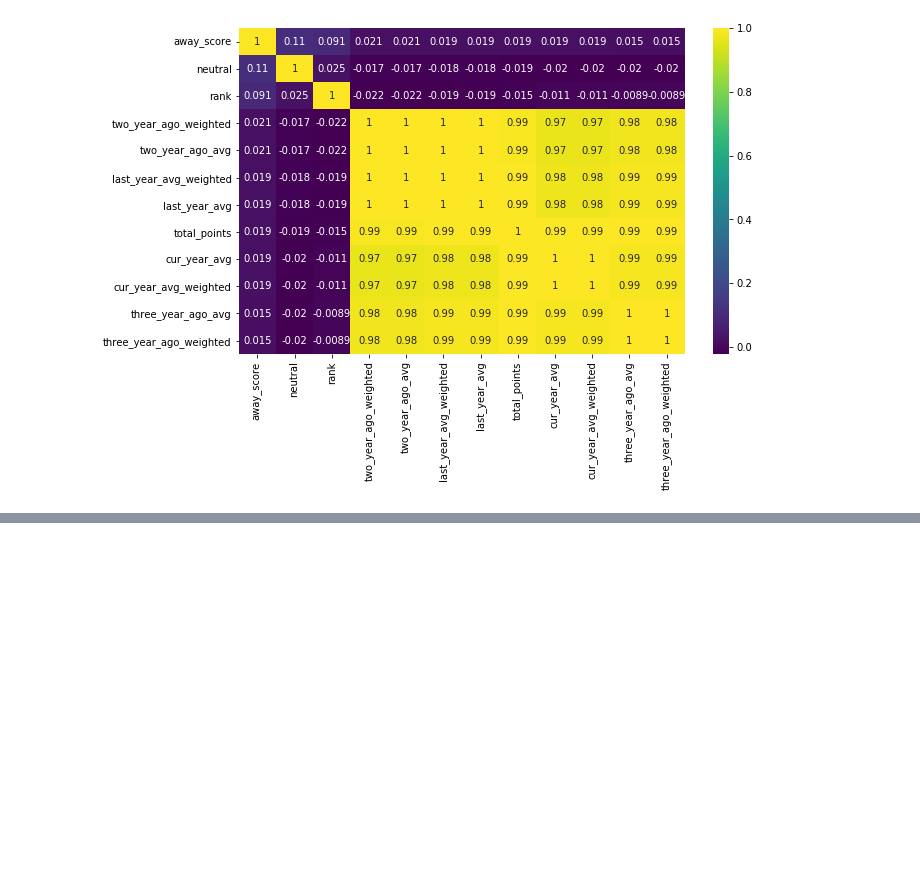
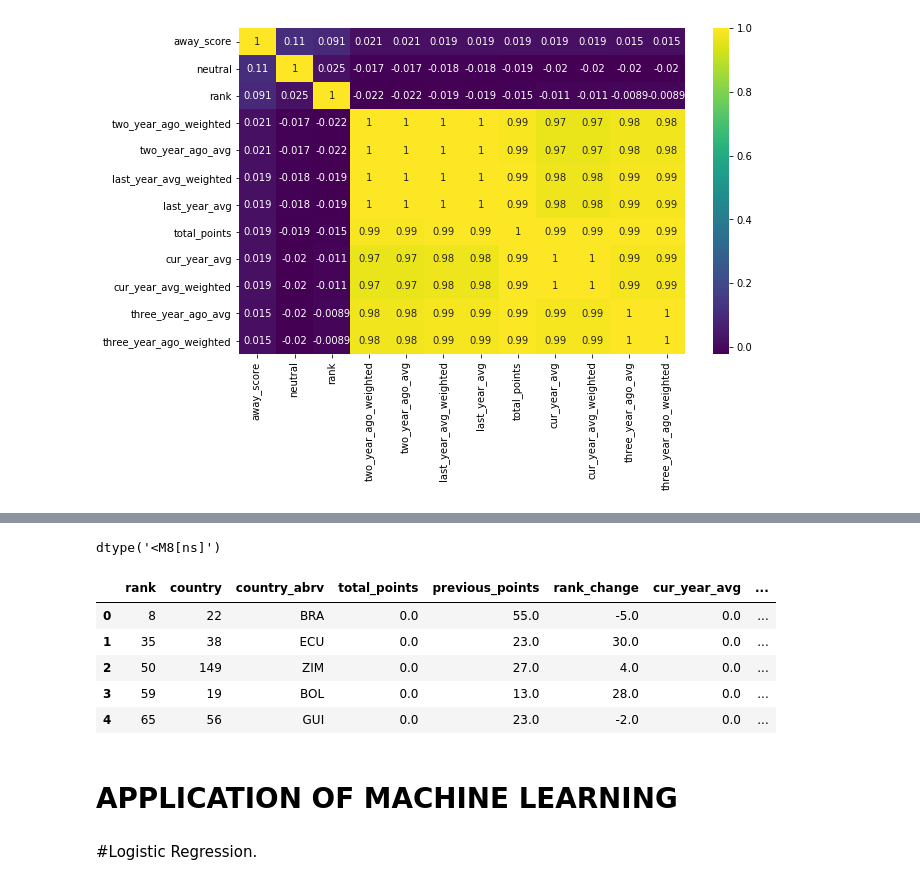
Before and after one commit to theBuluku/Mchezo_Pesa_Limited_Super_Project., a Jupyter notebook: Mchezo_Pesa_Limited_Project_.ipynb, the cells around one changed output, grey strips where cells are left out. Cells and saved outputs as stored; diff of their text form; code cells hidden in the pictures; blank space fills up the shorter version.

```diff
--- a/Mchezo_Pesa_Limited_Project_.ipynb
+++ b/Mchezo_Pesa_Limited_Project_.ipynb
@@ -317,0 +330,5 @@ sns.heatmap(cm, annot=True, cmap = 'viridis')
+# %%
+# Changing the categorical data fro data type object to category
+
+fifa_df[['tournament', 'city','country','home_team', 'away_team','confederation']] = fifa_df[['tournament', 'city','country','home_team', 'away_team','confederation']].astype('category')
+fifa_df.dtypes
@@ -317,0 +353,27 @@ sns.heatmap(cm, annot=True, cmap = 'viridis')
+# %%
+# Changing the data type of date from object to datetime
+
+fifa_df['date'] = pd.to_datetime(fifa_df['date'])
+fifa_df['date'].dtype
+# %% [output]
+dtype('<M8[ns]')
+# %%
+# Changing categorical variable to integer using label encoder.
+
+cat = ['tournament', 'city','country','home_team', 'away_team','confederation','neutral','date']
+for i in cat:
+
+  le = LabelEncoder()
+  fifa_df[i] = le.fit_transform(fifa_df[i])
+fifa_df.head()
+# %% [output]
+|  | rank | country | country_abrv | total_points | previous_points | rank_change | cur_year_avg | ... |
+| 0 | 8 | 22 | BRA | 0.0 | 55.0 | -5.0 | 0.0 | ... |
+| 1 | 35 | 38 | ECU | 0.0 | 23.0 | 30.0 | 0.0 | ... |
+| 2 | 50 | 149 | ZIM | 0.0 | 27.0 | 4.0 | 0.0 | ... |
+| 3 | 59 | 19 | BOL | 0.0 | 13.0 | 28.0 | 0.0 | ... |
+| 4 | 65 | 56 | GUI | 0.0 | 23.0 | -2.0 | 0.0 | ... |
+# %% [markdown]
+# APPLICATION OF MACHINE LEARNING
+# %% [markdown]
+#Logistic Regression.
```
Also changed, not shown: parts of 15 cells of this notebook.
